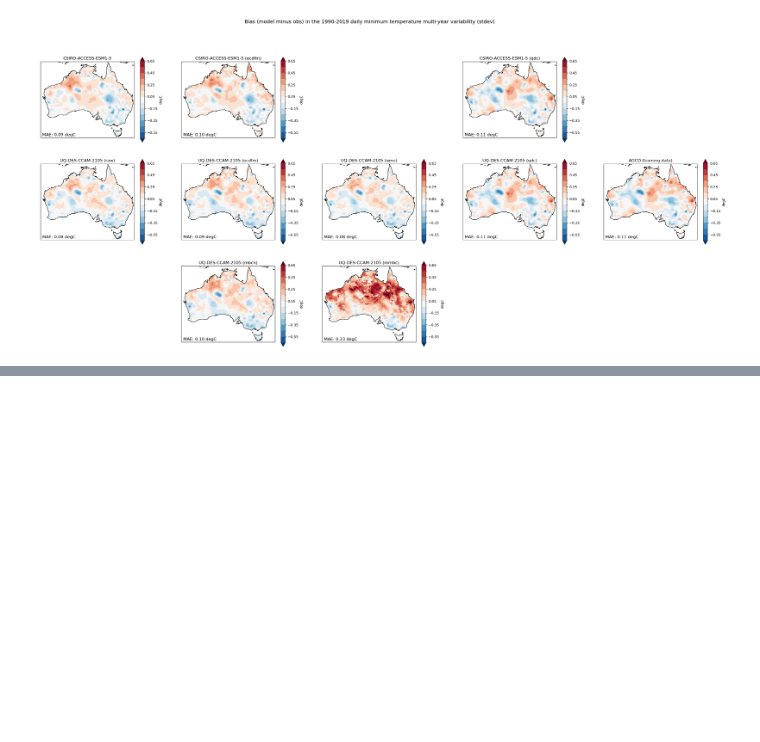
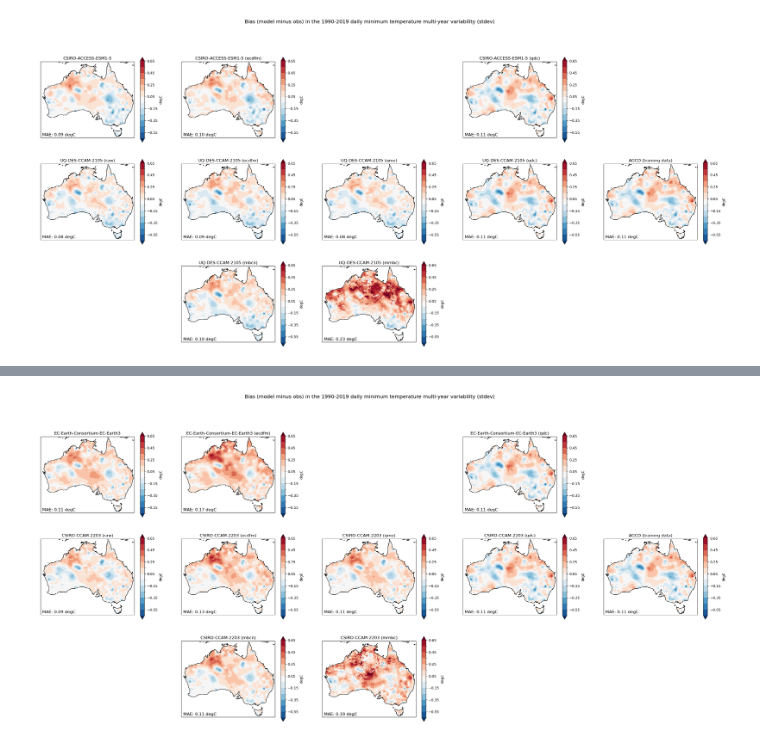
Before and after one commit to AusClimateService/npcp, a Jupyter notebook: results/multi-year_variability_tasmin.ipynb, the cells around one changed output, grey strips where cells are left out. Cells and saved outputs as stored; diff of their text form; code cells hidden in the pictures; blank space fills up the shorter version.

```diff
--- a/results/multi-year_variability_tasmin.ipynb
+++ b/results/multi-year_variability_tasmin.ipynb
@@ -407,0 +427,5 @@ plot_rcm(da_obs, da_gcm, gcm_bc_dict, variable, gcm, rcm, task, start_date, end_
+# %%
+rcm = 'CSIRO-CCAM-2203'
+plot_rcm(da_obs, da_gcm, gcm_bc_dict, variable, gcm, rcm, task, start_date, end_date, da_training_obs)
+# %% [output]
+[figure, added]
```
Also changed, not shown: parts of 4 cells of this notebook, 3 other files.
